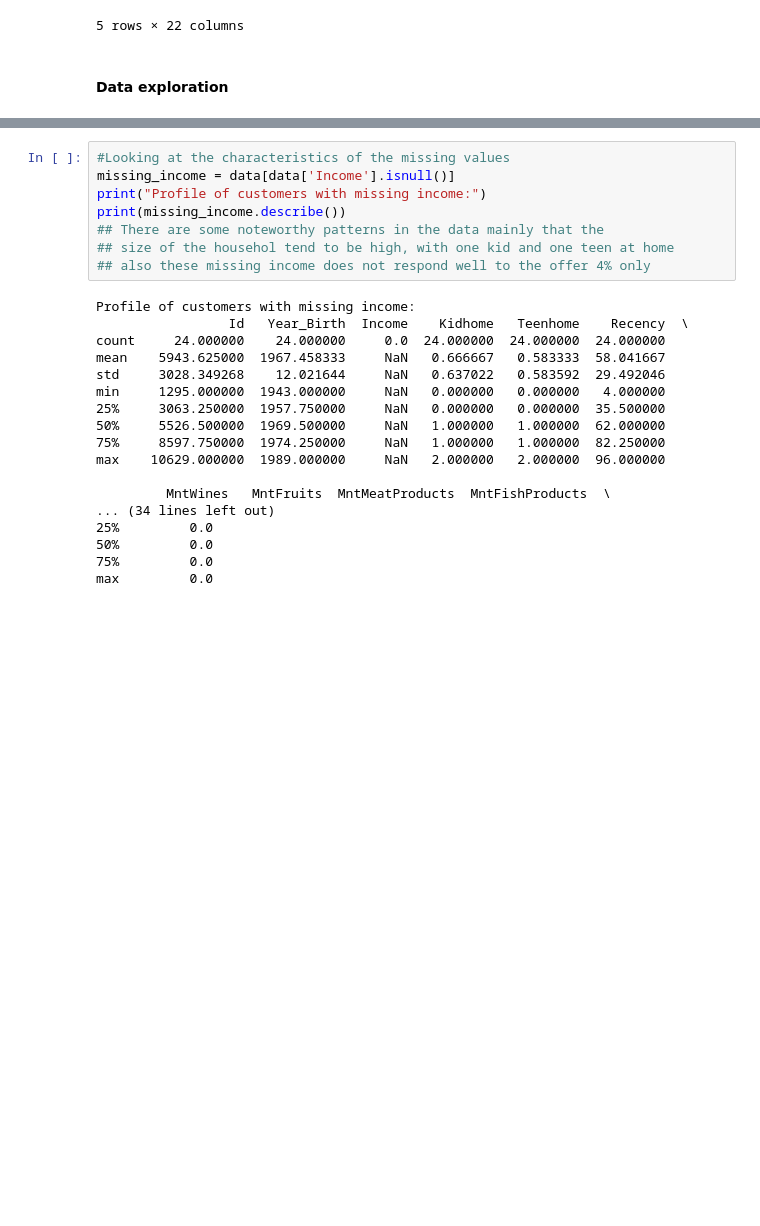
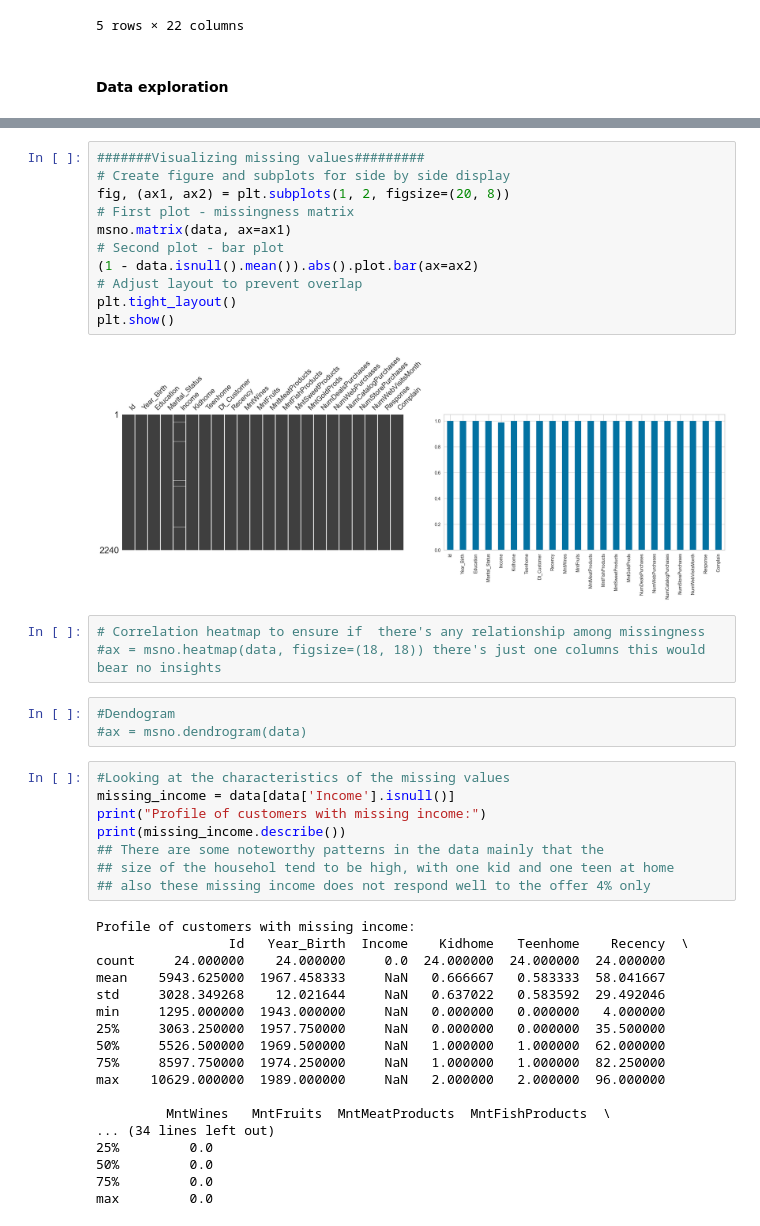
Before and after one commit to jdovalle10/Superstore-Marketing-Campaign, a Jupyter notebook: prepocessing_v1.ipynb, the cells around one changed output, grey strips where cells are left out. Saved outputs shown, nothing was run; the diff lists cells and outputs as text; blank space fills up the shorter version.

```diff
--- a/prepocessing_v1.ipynb
+++ b/prepocessing_v1.ipynb
@@ -87,3 +159,22 @@ dtype: int64
+# %%
+#######Visualizing missing values#########
+# Create figure and subplots for side by side display
+fig, (ax1, ax2) = plt.subplots(1, 2, figsize=(20, 8))
+# First plot - missingness matrix
+msno.matrix(data, ax=ax1)
+# Second plot - bar plot
+(1 - data.isnull().mean()).abs().plot.bar(ax=ax2)
+# Adjust layout to prevent overlap
+plt.tight_layout()
+plt.show()
+# %% [output]
+[figure, added]
+# %%
+# Correlation heatmap to ensure if  there's any relationship among missingness
+#ax = msno.heatmap(data, figsize=(18, 18)) there's just one columns this would bear no insights
+# %%
+#Dendogram
+#ax = msno.dendrogram(data)
 # %%
 #Looking at the characteristics of the missing values
 missing_income = data[data['Income'].isnull()]
```
Also changed, not shown: parts of 51 cells of this notebook, 5 other files.
